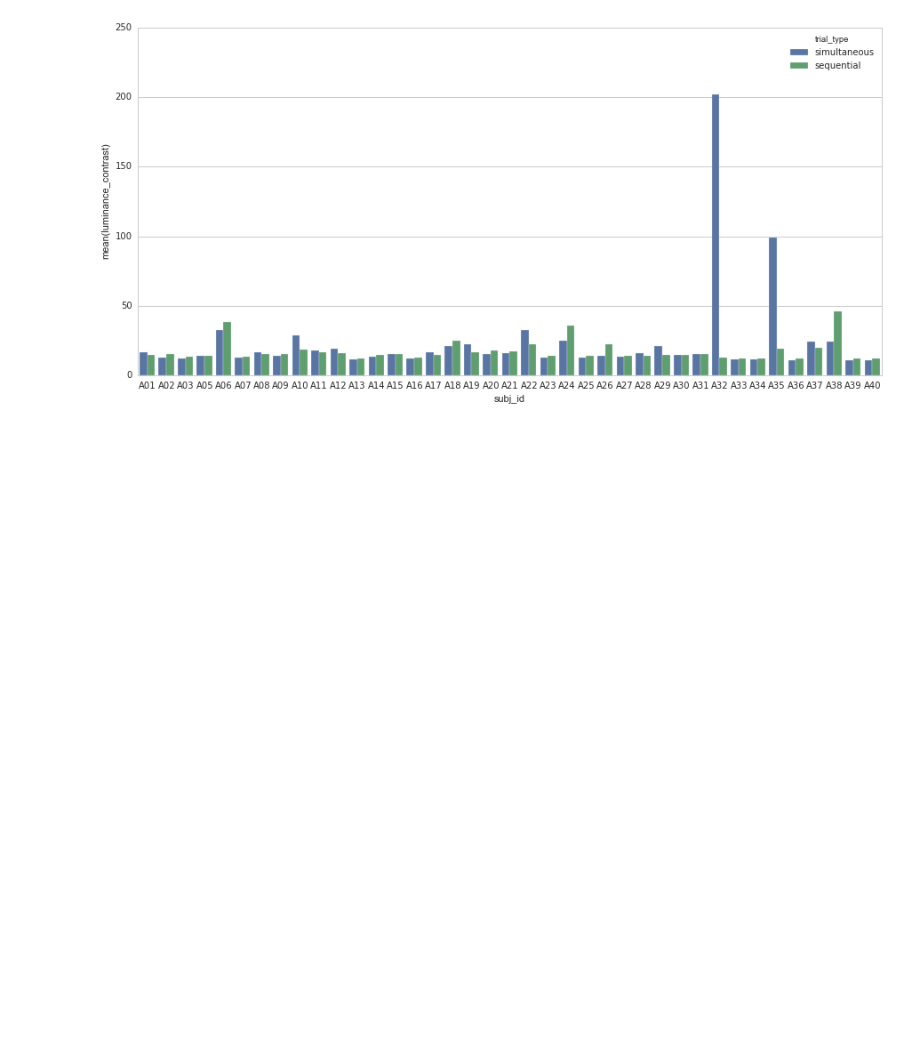
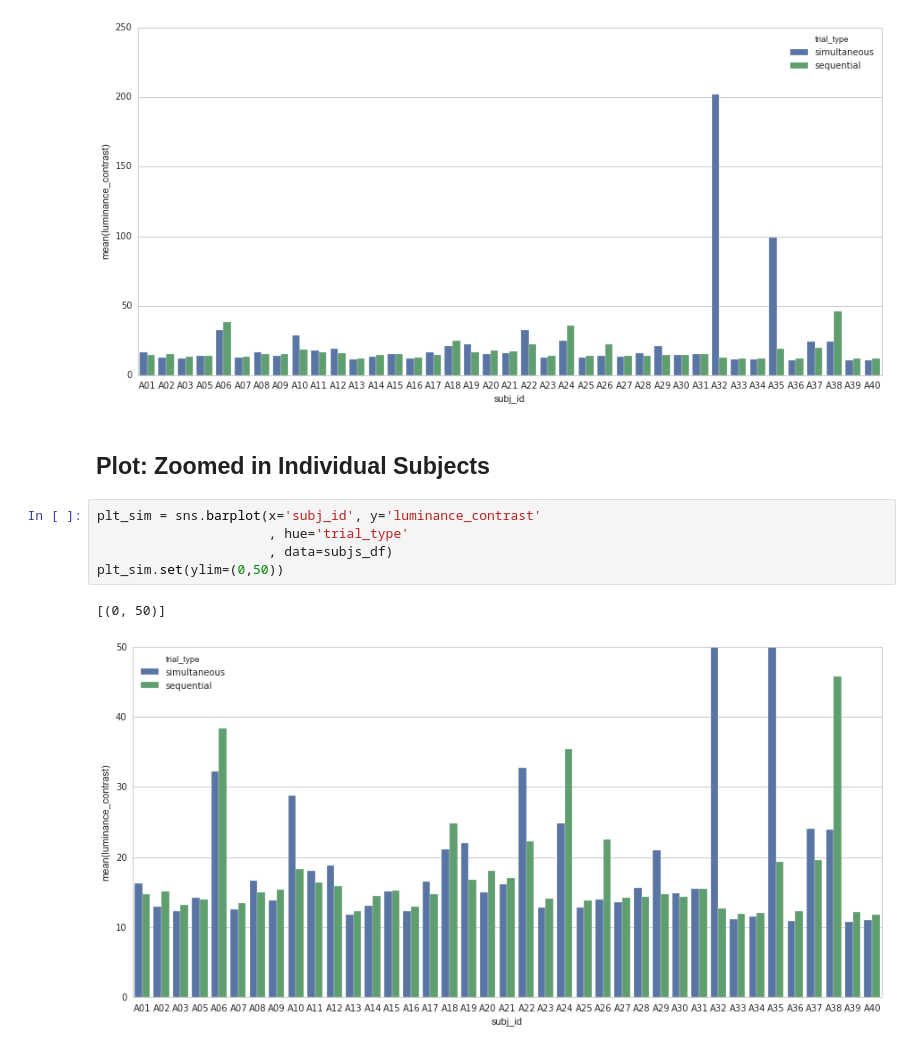
Before and after one commit to lucklab/expt-divided_attention, a Jupyter notebook: analysis/analysis-divided_attn.ipynb, the cells around one changed output. Cells and saved outputs as stored; diff of their text form; blank space fills up the shorter version.

Commit message:
added zoomed in plot

```diff
--- a/analysis/analysis-divided_attn.ipynb
+++ b/analysis/analysis-divided_attn.ipynb
@@ -274,3 +274,13 @@ plt_sim = sns.barplot(x='subj_id', y='luminance_contrast'
                       , data=subjs_df)
 # %% [output]
 [figure]
+# %% [markdown]
+## Plot: Zoomed in Individual Subjects
+# %%
+plt_sim = sns.barplot(x='subj_id', y='luminance_contrast'
+                      , hue='trial_type'
+                      , data=subjs_df)
+plt_sim.set(ylim=(0,50))
+# %% [output]
+[(0, 50)]
+[figure, added]
```
Also changed, not shown: parts of 1 cell of this notebook.
